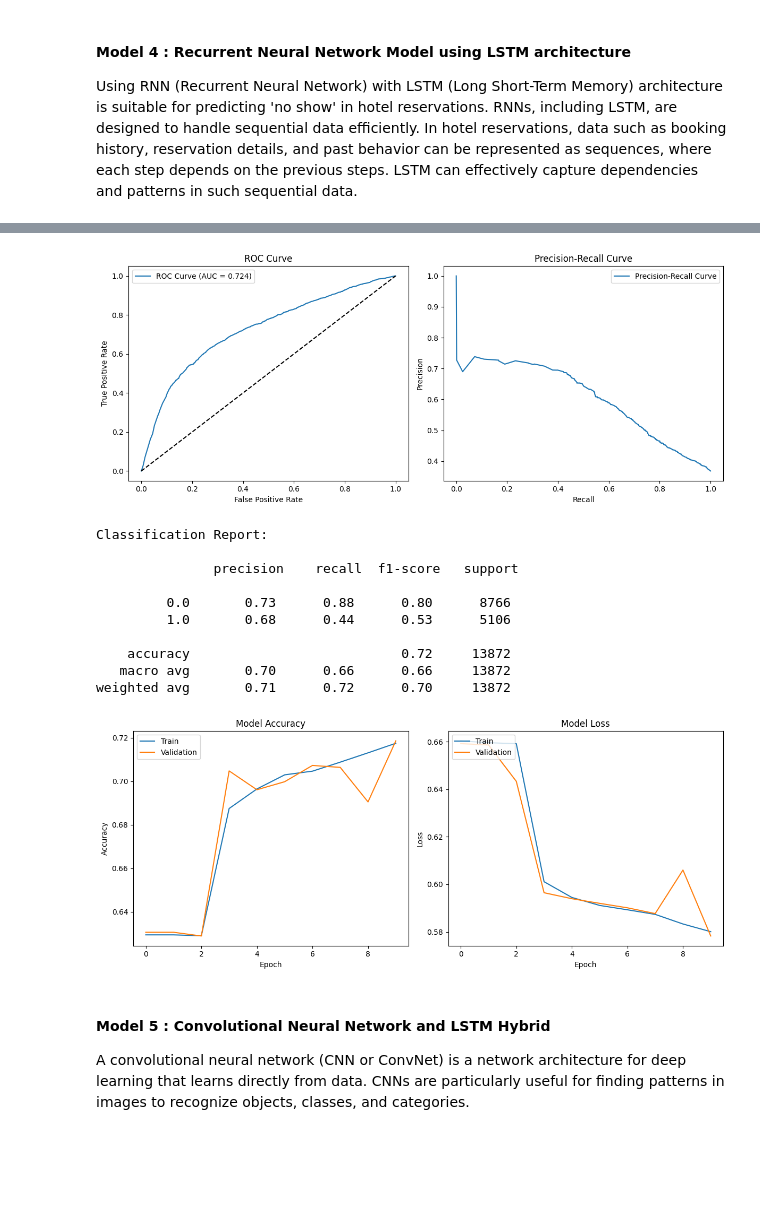
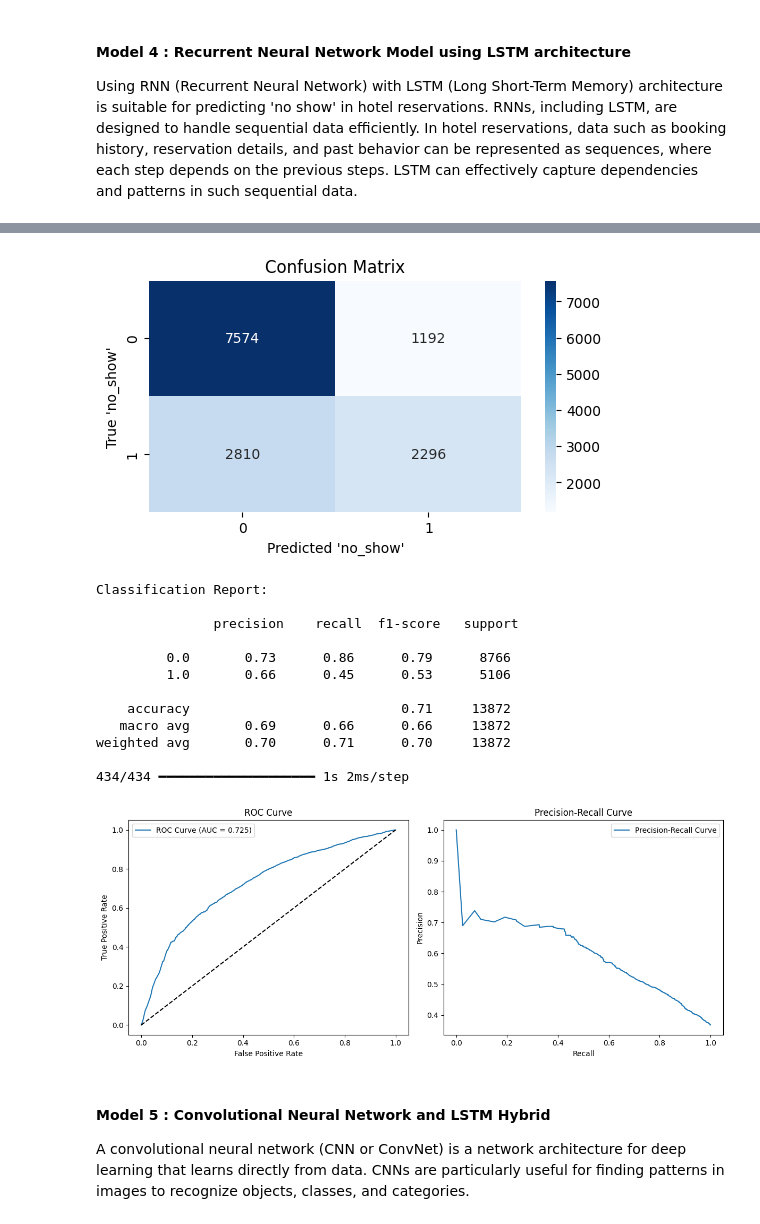
Before and after one commit to jxxsheng/DSAI_SC1015, a Jupyter notebook: models.ipynb, the cells around one changed output, grey strips where cells are left out. Drawn from its saved outputs; the diff is of its cells as text; code cells hidden in the pictures; blank space fills up the shorter version.

```diff
--- a/models.ipynb
+++ b/models.ipynb
@@ -795,13 +795,19 @@ model.compile(optimizer='adam', loss='binary_crossentropy', metrics=['accuracy']
 # Fit the model
 history = model.fit(X_train, y_train, epochs=10, batch_size=64, validation_split=0.2)
 
-# Evaluate the model
-loss, accuracy = model.evaluate(X_test, y_test)
-print("Test Loss:", loss)
-print("Test Accuracy:", accuracy)
-
 # Predict classes
 y_pred = (model.predict(X_test) > 0.5).astype("int32")
+
+# Plot confusion matrix
+plt.figure(figsize=(6, 3))
+sb.heatmap(confusion_matrix(y_test, y_pred), annot=True, fmt="d", cmap="Blues")
+plt.title("Confusion Matrix")
+plt.xlabel("Predicted 'no_show'")
+plt.ylabel("True 'no_show'")
+plt.show()
+
+# Print classification report
+print("\nClassification Report:\n\n", classification_report(y_test, y_pred))
 
 # Calculate ROC curve
 y_prob = model.predict(X_test)
@@ -832,8 +838,5 @@ axes[1].set_title('Precision-Recall Curve')
 axes[1].legend()
 plt.tight_layout()
 plt.show()
-
-# Print classification report
-print("\nClassification Report:\n\n", classification_report(y_test, y_pred))
 # %% [output]
 Epoch 1/10
@@ -855,39 +858,18 @@ weighted avg       0.71      0.72      0.70     13872
 434/434 ━━━━━━━━━━━━━━━━━━━━ 1s 2ms/step
-[figure, old version]
+[figure, new version]
 Classification Report:
 
                precision    recall  f1-score   support
 
-         0.0       0.73      0.88      0.80      8766
-         1.0       0.68      0.44      0.53      5106
+         0.0       0.73      0.86      0.79      8766
+         1.0       0.66      0.45      0.53      5106
 
-    accuracy                           0.72     13872
-   macro avg       0.70      0.66      0.66     13872
-weighted avg       0.71      0.72      0.70     13872
+    accuracy                           0.71     13872
+   macro avg       0.69      0.66      0.66     13872
+weighted avg       0.70      0.71      0.70     13872
+
+434/434 ━━━━━━━━━━━━━━━━━━━━ 1s 2ms/step
+[figure, added]
-# %%
-# Plot training & validation accuracy values
-plt.figure(figsize=(12, 5))
-plt.subplot(1, 2, 1)
-plt.plot(history.history['accuracy'])
-plt.plot(history.history['val_accuracy'])
-plt.title('Model Accuracy')
-plt.xlabel('Epoch')
-plt.ylabel('Accuracy')
-plt.legend(['Train', 'Validation'], loc='upper left')
-
-# Plot training & validation loss values
-plt.subplot(1, 2, 2)
-plt.plot(history.history['loss'])
-plt.plot(history.history['val_loss'])
-plt.title('Model Loss')
-plt.xlabel('Epoch')
-plt.ylabel('Loss')
-plt.legend(['Train', 'Validation'], loc='upper left')
-
-plt.tight_layout()
-plt.show()
-# %% [output]
-[figure, removed]
 # %% [markdown]
 <h4>Model 5 : Convolutional Neural Network and LSTM Hybrid</h4>
 
```
Also changed, not shown: parts of 4 cells of this notebook.
